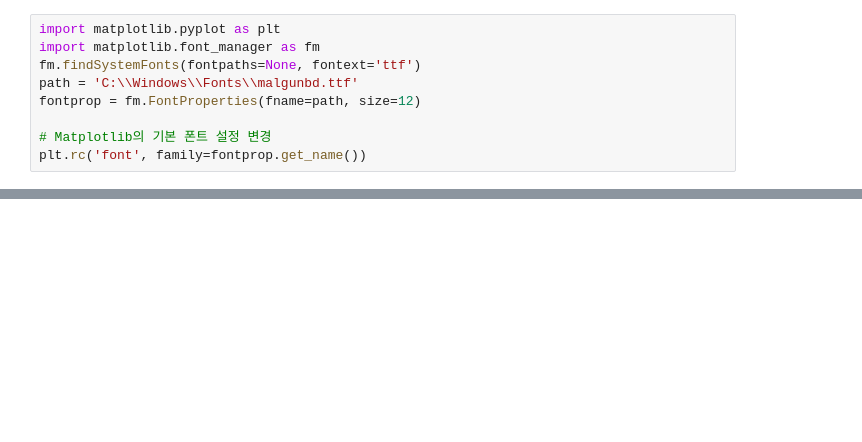
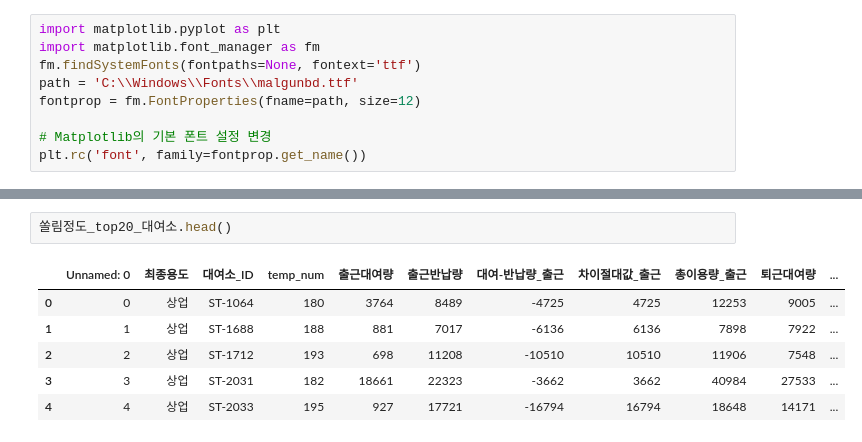
Before and after one commit to minseokpark6/SemiProject_Group3, a Jupyter notebook: Code/kimyulhee/히트맵최종1.ipynb, the cells around one changed output, grey strips where cells are left out. Drawn from its saved outputs; the diff is of its cells as text; blank space fills up the shorter version.

```diff
--- a/Code/kimyulhee/히트맵최종1.ipynb
+++ b/Code/kimyulhee/히트맵최종1.ipynb
@@ -42,0 +121,9 @@ plt.rc('font', family=fontprop.get_name())
+# %%
+쏠림정도_top20_대여소.head()
+# %% [output]
+|  | Unnamed: 0 | 최종용도 | 대여소_ID | temp_num | 출근대여량 | 출근반납량 | 대여-반납량_출근 | 차이절대값_출근 | 총이용량_출근 | 퇴근대여량 | ... |
+| 0 | 0 | 상업 | ST-1064 | 180 | 3764 | 8489 | -4725 | 4725 | 12253 | 9005 | ... |
+| 1 | 1 | 상업 | ST-1688 | 188 | 881 | 7017 | -6136 | 6136 | 7898 | 7922 | ... |
+| 2 | 2 | 상업 | ST-1712 | 193 | 698 | 11208 | -10510 | 10510 | 11906 | 7548 | ... |
+| 3 | 3 | 상업 | ST-2031 | 182 | 18661 | 22323 | -3662 | 3662 | 40984 | 27533 | ... |
+| 4 | 4 | 상업 | ST-2033 | 195 | 927 | 17721 | -16794 | 16794 | 18648 | 14171 | ... |
```
Also changed, not shown: parts of 15 cells of this notebook, 2 other files.
